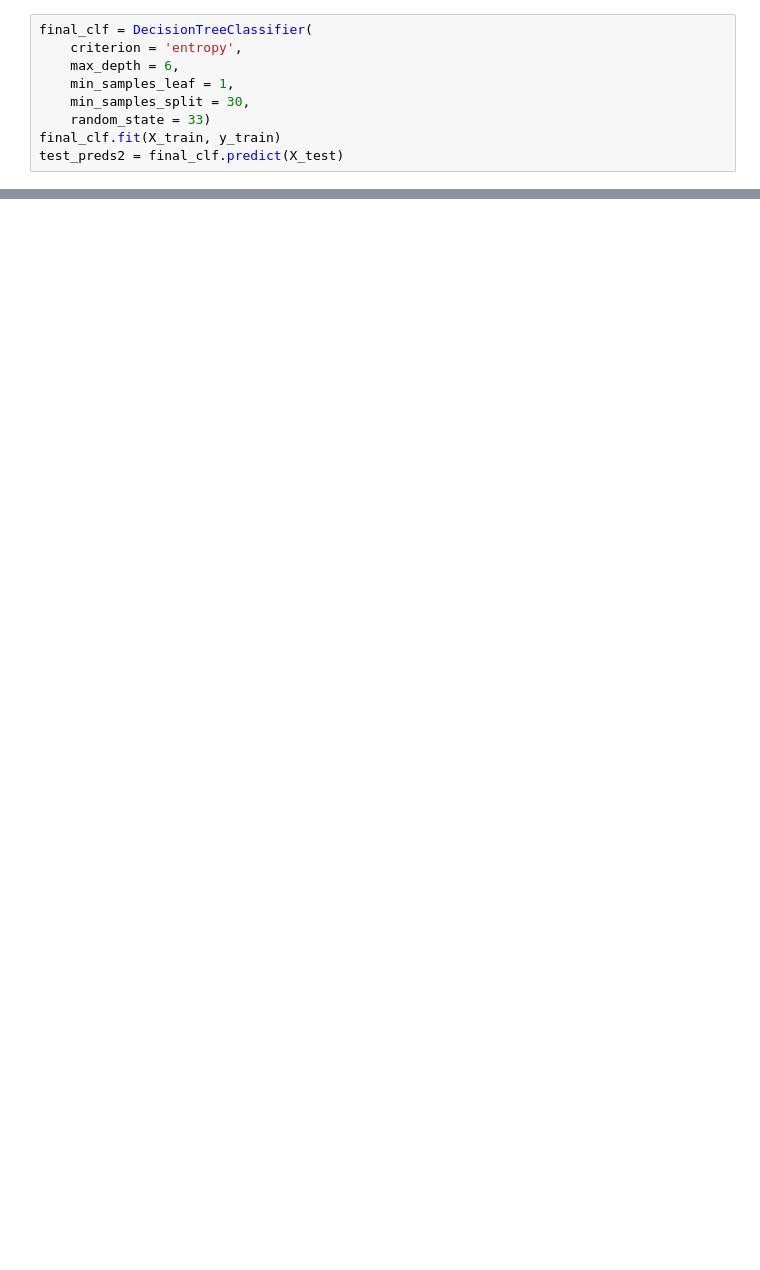
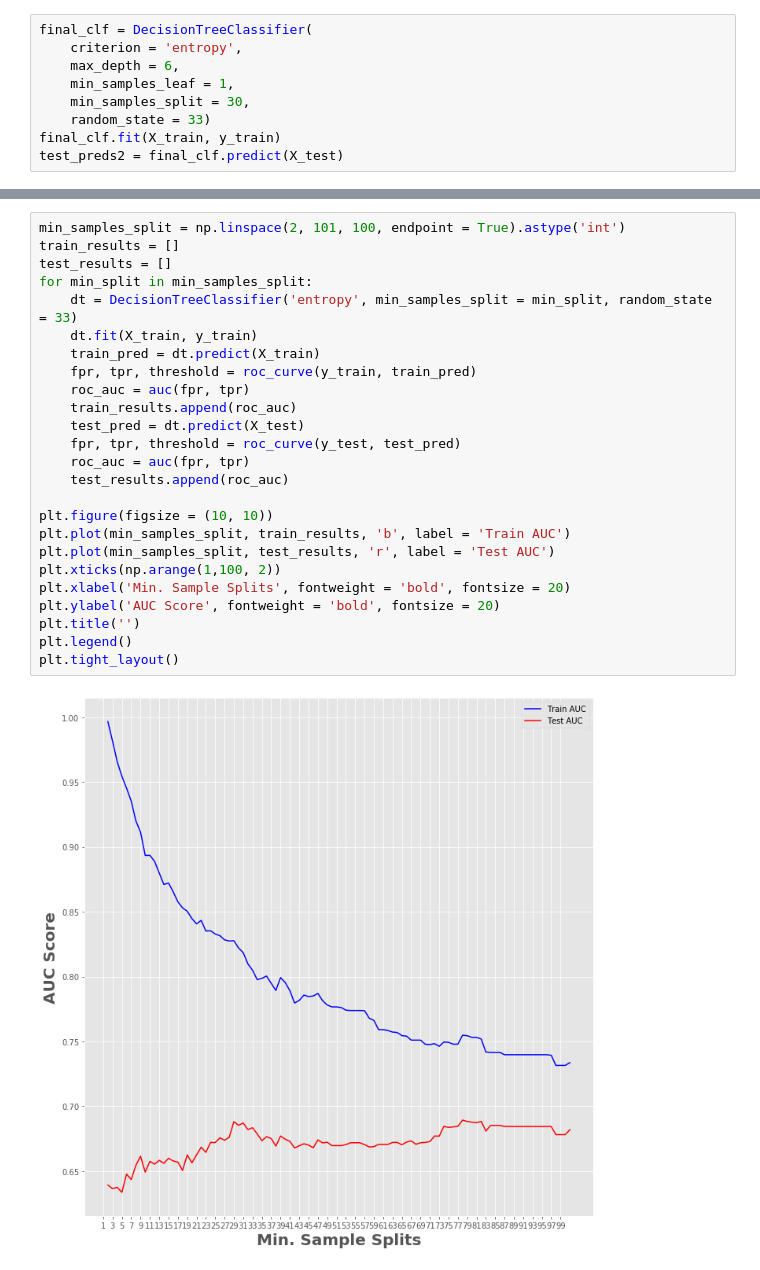
Before and after one commit to andrewcole33/telco_churn_analysis, a Jupyter notebook: decision_tree.ipynb, the cells around one changed output, grey strips where cells are left out. Saved outputs shown, nothing was run; the diff lists cells and outputs as text; blank space fills up the shorter version.

```diff
--- a/decision_tree.ipynb
+++ b/decision_tree.ipynb
@@ -135,0 +219,27 @@ test_preds2 = final_clf.predict(X_test)
+# %%
+min_samples_split = np.linspace(2, 101, 100, endpoint = True).astype('int')
+train_results = []
+test_results = []
+for min_split in min_samples_split:
+    dt = DecisionTreeClassifier('entropy', min_samples_split = min_split, random_state = 33)
+    dt.fit(X_train, y_train)
+    train_pred = dt.predict(X_train)
+    fpr, tpr, threshold = roc_curve(y_train, train_pred)
+    roc_auc = auc(fpr, tpr)
+    train_results.append(roc_auc)
+    test_pred = dt.predict(X_test)
+    fpr, tpr, threshold = roc_curve(y_test, test_pred)
+    roc_auc = auc(fpr, tpr)
+    test_results.append(roc_auc)
+
+plt.figure(figsize = (10, 10))
+plt.plot(min_samples_split, train_results, 'b', label = 'Train AUC')
+plt.plot(min_samples_split, test_results, 'r', label = 'Test AUC')
+plt.xticks(np.arange(1,100, 2))
+plt.xlabel('Min. Sample Splits', fontweight = 'bold', fontsize = 20)
+plt.ylabel('AUC Score', fontweight = 'bold', fontsize = 20)
+plt.title('')
+plt.legend()
+plt.tight_layout()
+# %% [output]
+[figure, added]
```
Also changed, not shown: parts of 16 cells of this notebook.
